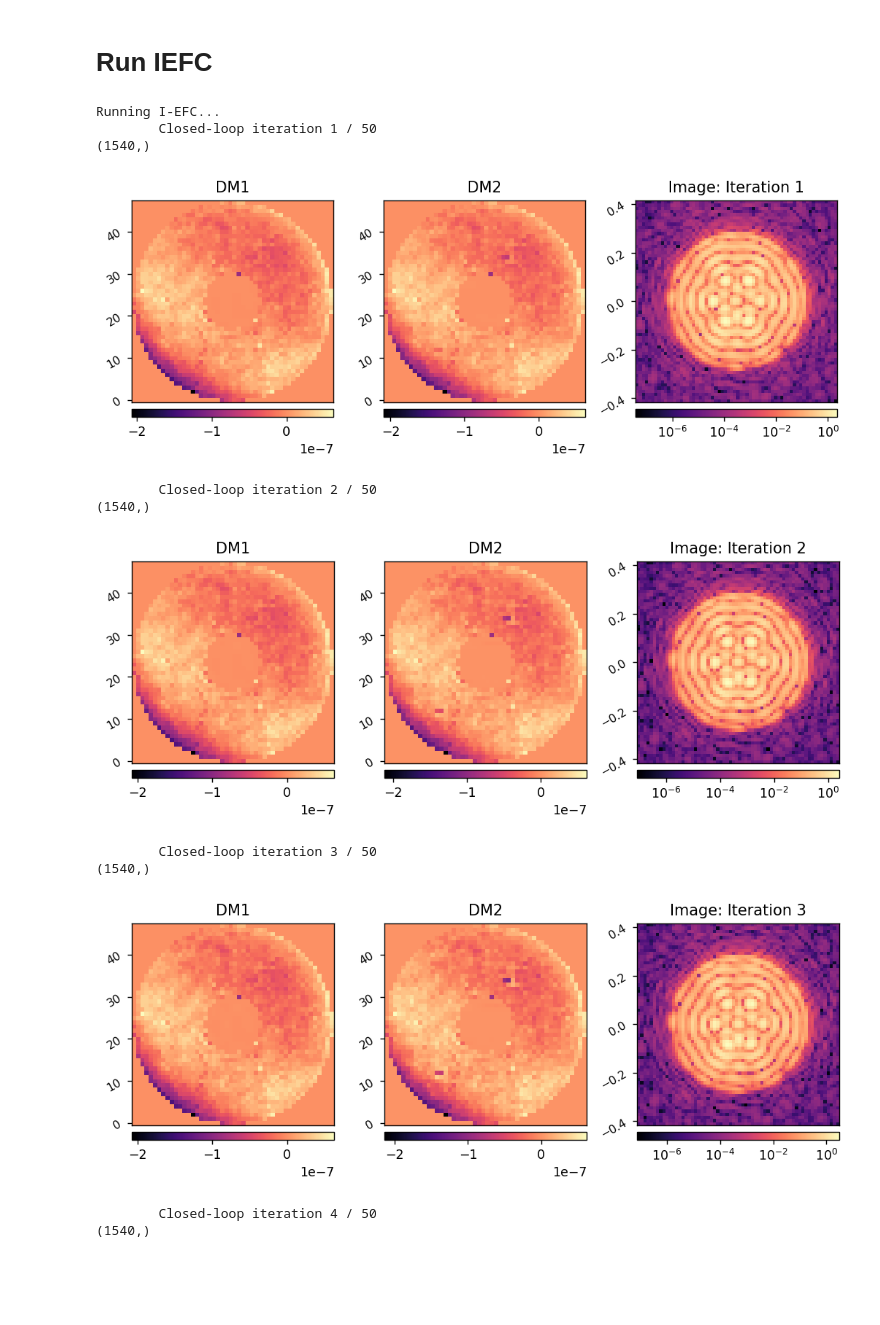
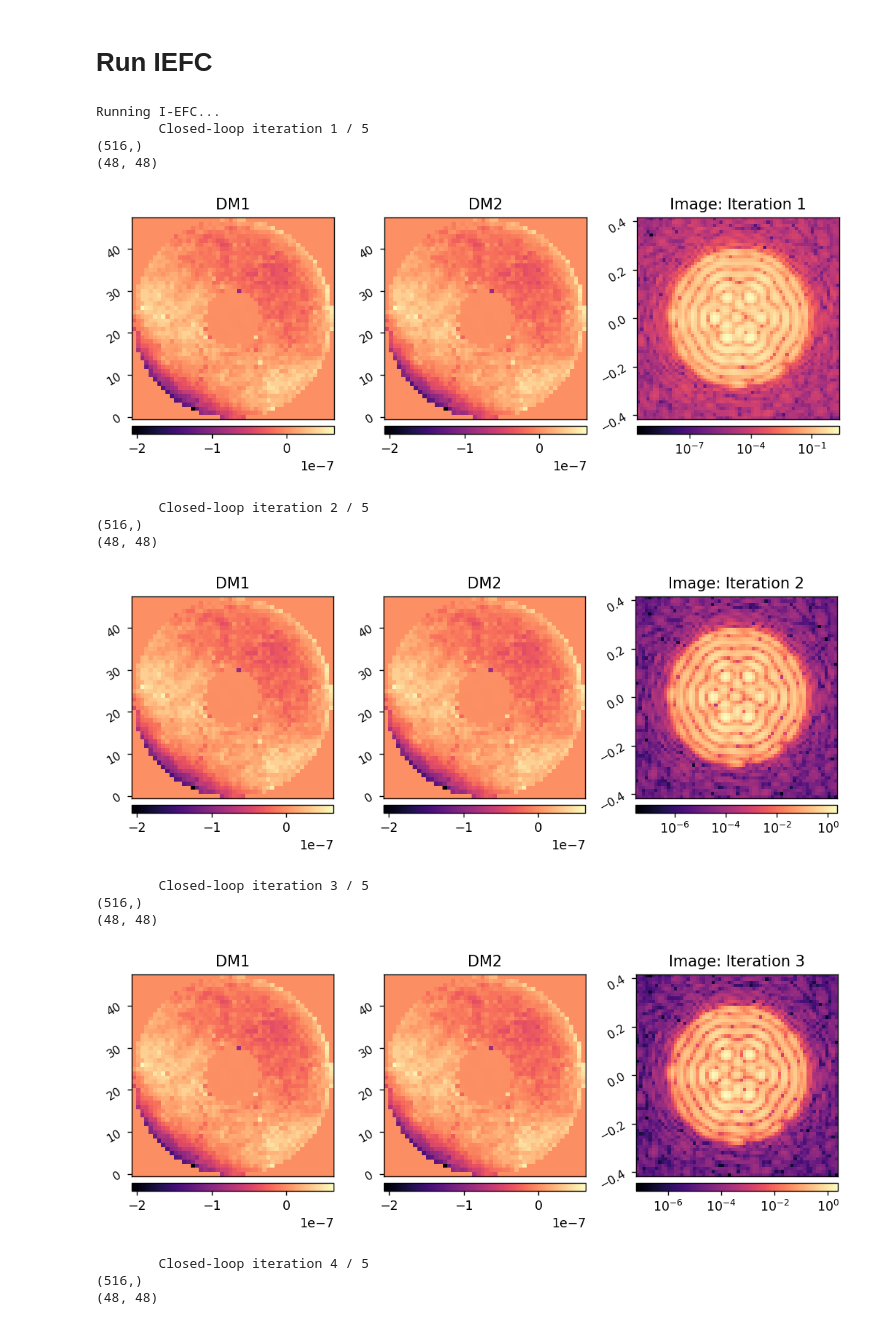
Before and after one commit to kian1377/roman-cgi-iefc, a Jupyter notebook: iefc_2dm_annular_hlc.ipynb, the cells around one changed output. Saved outputs shown, nothing was run; the diff lists cells and outputs as text; code cells hidden in the pictures; blank space fills up the shorter version.

```diff
--- a/iefc_2dm_annular_hlc.ipynb
+++ b/iefc_2dm_annular_hlc.ipynb
@@ -171,7 +188,7 @@ Calibrating I-EFC...
 Calibration interrupted.
 Calibration complete.
 # %%
-fname = 'hlc_2dm_annular_ff_3-9.pkl'
+fname = 'hlc_2dm_annular_2poke_fourier.pkl'
 iefc_dir = Path('/groups/douglase/kians-data-files/roman-cgi-iefc-data')
 # iefc_dir = Path('C:/Users/Kian/Documents/data-files/roman-cgi-iefc-data')
 # %%
@@ -238,10 +287,7 @@ def construct_control_matrix(response_matrix,
 reload(iefc)
 control_matrix = construct_control_matrix(response_cube,
                                                  weight_map.flatten(),
-                                               nc1=nf,
-                                               nc2=nh,
-                                                 rcond1=1e-1,
-                                                 rcond2=1e-1,
+                                                 rcond=1e-1,
                                                  nprobes=probe_modes.shape[0], pca_modes=None)
-control_matrix.shape, nf, nh, control_mask.sum()*2
+control_matrix.shape, nf, control_mask.sum()*2
 # %% [output]
@@ -250,0 +297,4 @@ Using Weighted Least Squares
+# %%
+fourier_modes.shape
+calib_modes = np.concatenate((fourier_modes, fourier_modes), axis=1)
+calib_modes.shape
@@ -259,30 +311,35 @@ reg_conds = [[0, 10, 15, 20],
 # %%
 reload(iefc)
 
 sysi.reset_dms()
 
 images, dm1_commands, dm2_commands = iefc.run(sysi,
                                               control_matrix,
 #                                               reg_fun,reg_conds,response_cube,
                                               probe_modes,
                                               probe_amp,
-                                              fourier_modes,
-                                              had_modes,
+                                              calib_modes,
+#                                               fourier_modes,
+#                                               fourier_modes,
                                               weight_map,
-                                              num_iterations=50,
+                                              num_iterations=5,
                                               loop_gain=0.5, leakage=0.0,
                                               display_all=True,
                                              )
 # %% [output]
 Running I-EFC...
-        Closed-loop iteration 1 / 50
-(1540,)
+        Closed-loop iteration 1 / 5
+(516,)
+(48, 48)
-[figure, old version]
+[figure, new version]
-        Closed-loop iteration 2 / 50
-(1540,)
+        Closed-loop iteration 2 / 5
+(516,)
+(48, 48)
-[figure, old version]
+[figure, new version]
-        Closed-loop iteration 3 / 50
-(1540,)
+        Closed-loop iteration 3 / 5
+(516,)
+(48, 48)
-[figure, old version]
+[figure, new version]
-        Closed-loop iteration 4 / 50
-(1540,)
+        Closed-loop iteration 4 / 5
+(516,)
+(48, 48)
```
Also changed, not shown: parts of 10 cells of this notebook, 8 other files.
